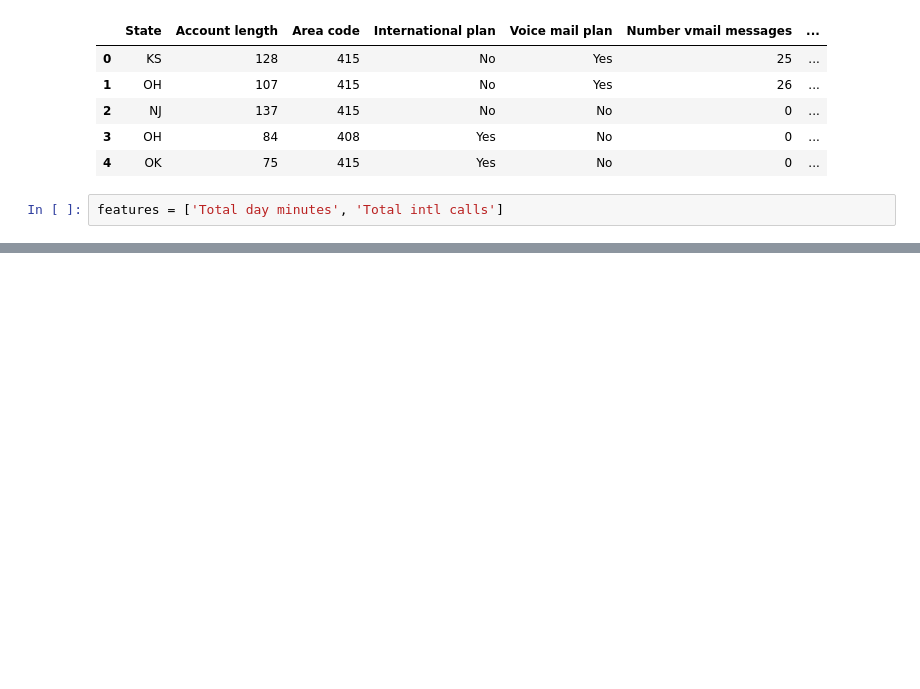
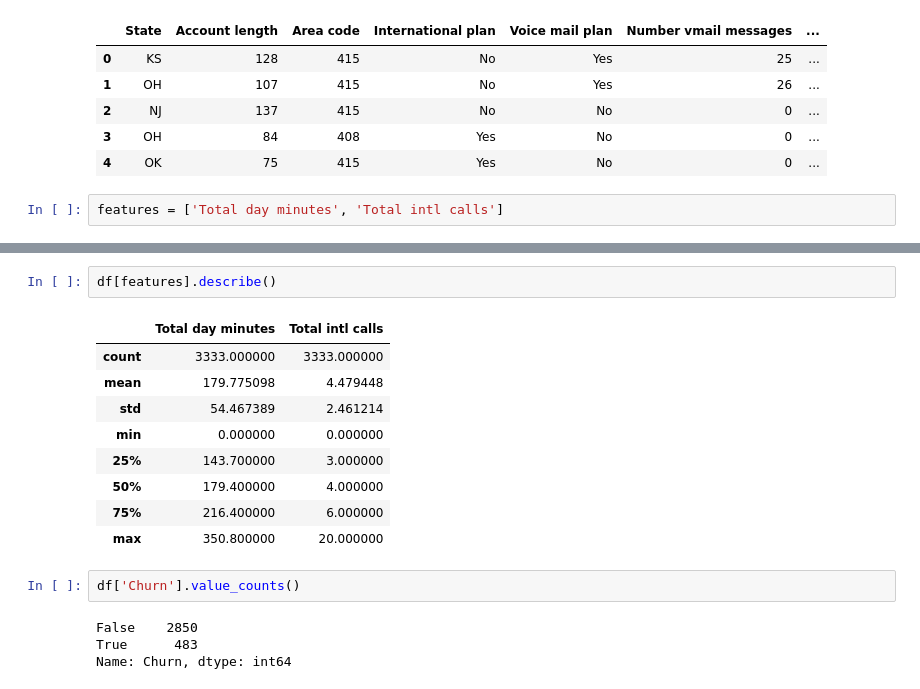
Before and after one commit to Duneholy/ods_learning, a Jupyter notebook: jupyter_russian/topic02_visual_analysis/my tests/matplotlib.ipynb, the cells around one changed output, grey strips where cells are left out. Saved outputs shown, nothing was run; the diff lists cells and outputs as text; blank space fills up the shorter version.

```diff
--- a/jupyter_russian/topic02_visual_analysis/my tests/matplotlib.ipynb
+++ b/jupyter_russian/topic02_visual_analysis/my tests/matplotlib.ipynb
@@ -34,0 +53,18 @@ df[features].plot(kind='density', subplots=True, layout=(1, 2),
+# %%
+df[features].describe()
+# %% [output]
+|  | Total day minutes | Total intl calls |
+| count | 3333.000000 | 3333.000000 |
+| mean | 179.775098 | 4.479448 |
+| std | 54.467389 | 2.461214 |
+| min | 0.000000 | 0.000000 |
+| 25% | 143.700000 | 3.000000 |
+| 50% | 179.400000 | 4.000000 |
+| 75% | 216.400000 | 6.000000 |
+| max | 350.800000 | 20.000000 |
+# %%
+df['Churn'].value_counts()
+# %% [output]
+False    2850
+True      483
+Name: Churn, dtype: int64
```
Also changed, not shown: parts of 6 cells of this notebook.
